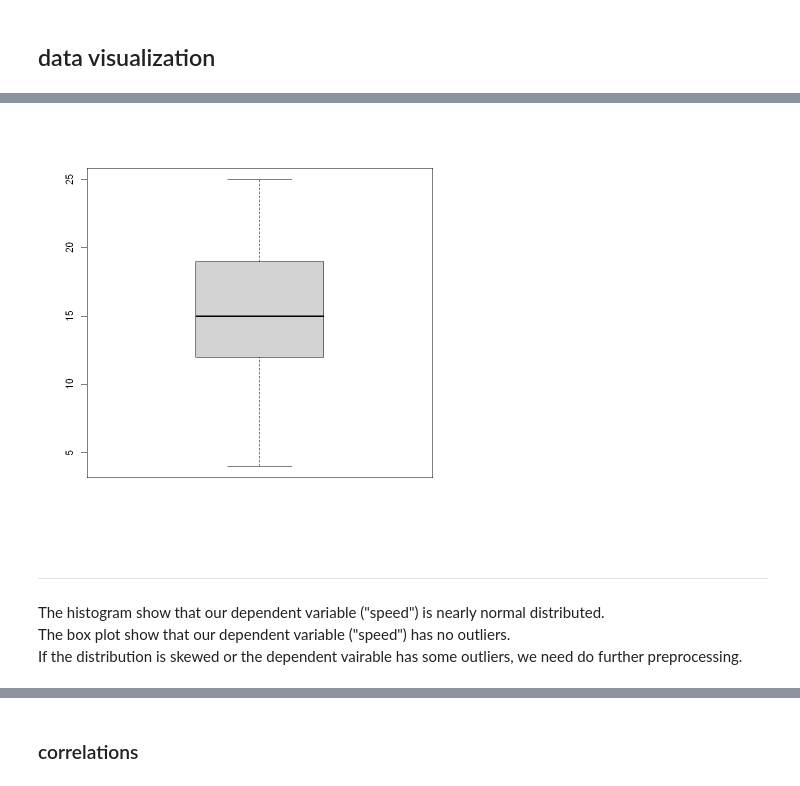
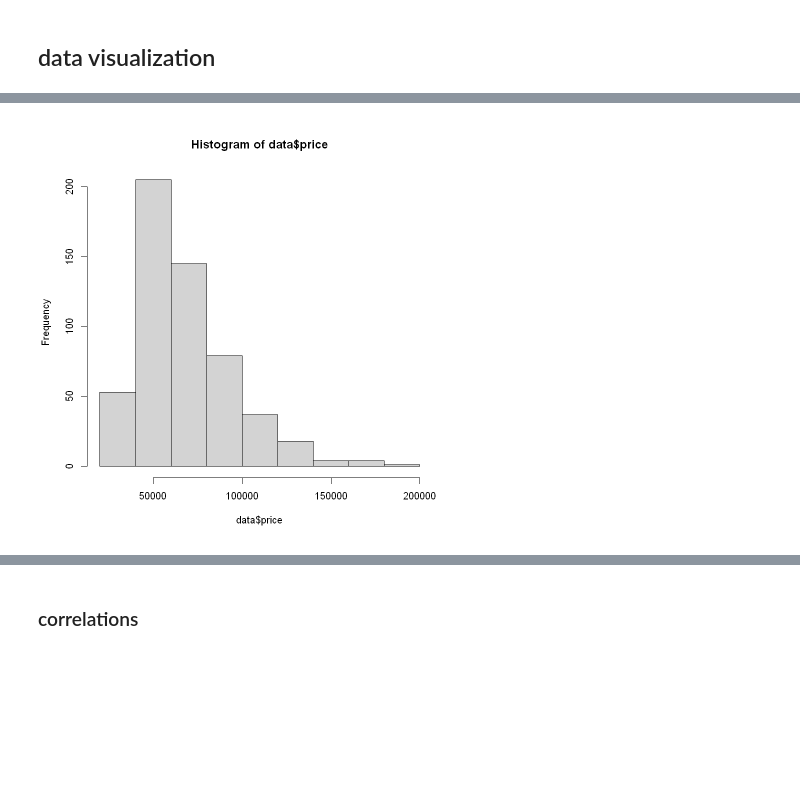
Before and after one commit to ying-wendywang/R_StatisticAnalysis, a Jupyter notebook: 1_LinearRegression.ipynb, the cells around one changed output, grey strips where cells are left out. Cells and saved outputs as stored; diff of their text form; code cells hidden in the pictures; blank space fills up the shorter version.

```diff
--- a/1_LinearRegression.ipynb
+++ b/1_LinearRegression.ipynb
@@ -49,9 +97,4 @@ hist(cars$speed)
-# %%
-boxplot(cars$speed)
-# %% [output]
-[figure, removed]
-# %% [markdown]
----
-The histogram show that our dependent variable ("speed") is nearly normal distributed.
-The box plot show that our dependent variable ("speed") has no outliers.
-If the distribution is skewed or the dependent vairable has some outliers, we need do further preprocessing.
+# %%
+hist(data$price)
+# %% [output]
+[figure, added]
```
Also changed, not shown: parts of 77 cells of this notebook.
